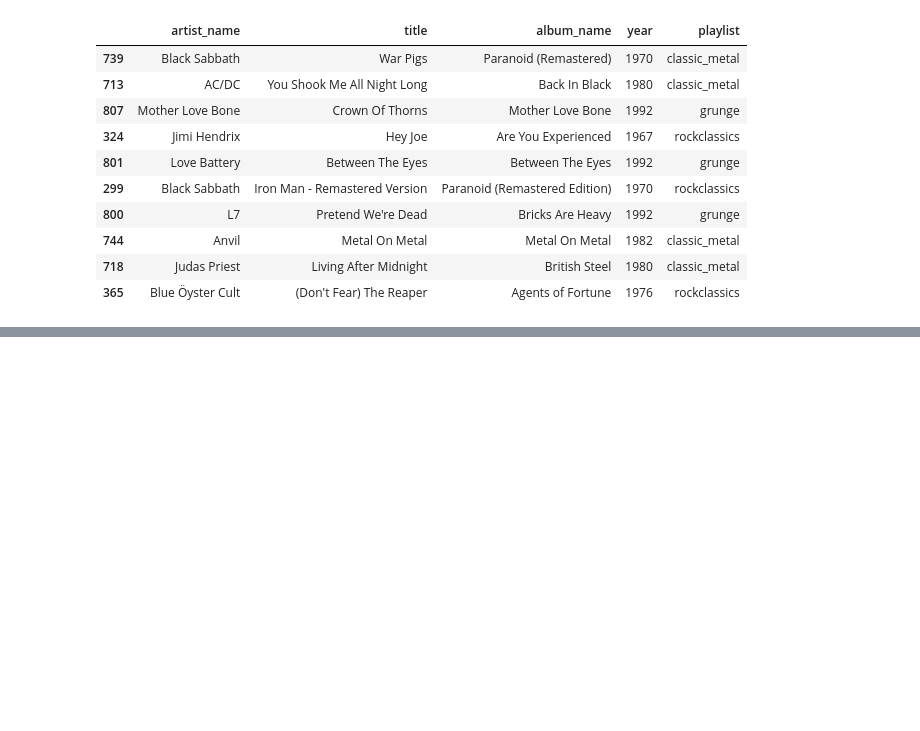
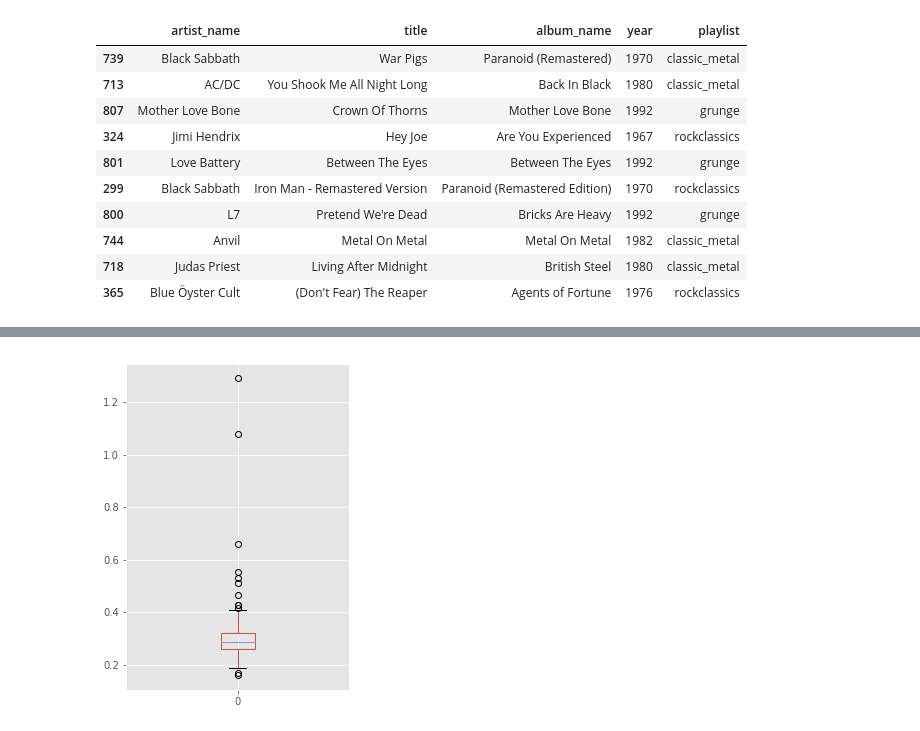
Before and after one commit to slychief/tutorials_private, a Jupyter notebook: spotify_similarity_search/Spotify Similarity Search - Part 2 - Siamese Networks.ipynb, the cells around one changed output, grey strips where cells are left out. Cells and saved outputs as stored; diff of their text form; code cells hidden in the pictures; blank space fills up the shorter version.

```diff
--- a/spotify_similarity_search/Spotify Similarity Search - Part 2 - Siamese Networks.ipynb
+++ b/spotify_similarity_search/Spotify Similarity Search - Part 2 - Siamese Networks.ipynb
@@ -625,0 +669,12 @@ evaluate(lambda x,y: [model.predict([x[[i]], y]) for i in range(feature_data.sha
+# %%
+segment_lengths = []
+
+for _, spotify_data in raw_track_data:
+
+    _, _, _, f_sequential, f_trackbased = spotify_data
+    segment_lengths.append((f_trackbased[0]["duration_ms"] / 1000.) / len(f_sequential["segments"]))
+
+# plot the distribution
+pd.DataFrame(segment_lengths).boxplot(figsize=(4,6));
+# %% [output]
+[figure, added]
```
Also changed, not shown: parts of 49 cells of this notebook, 1 other file.
